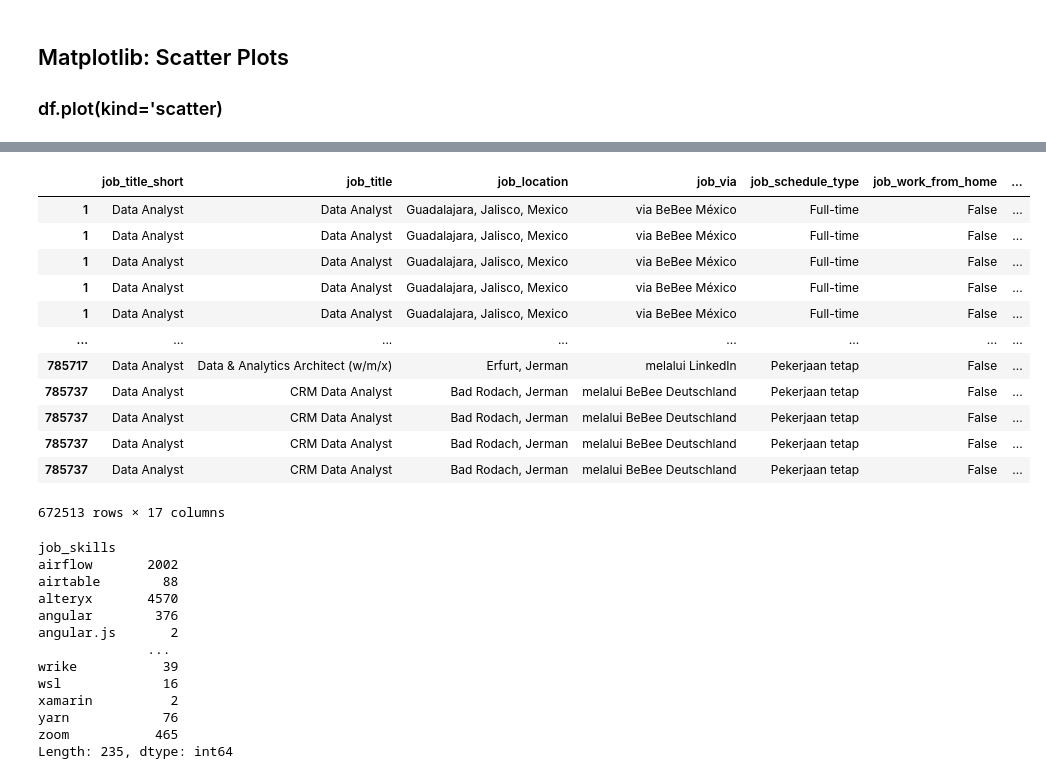
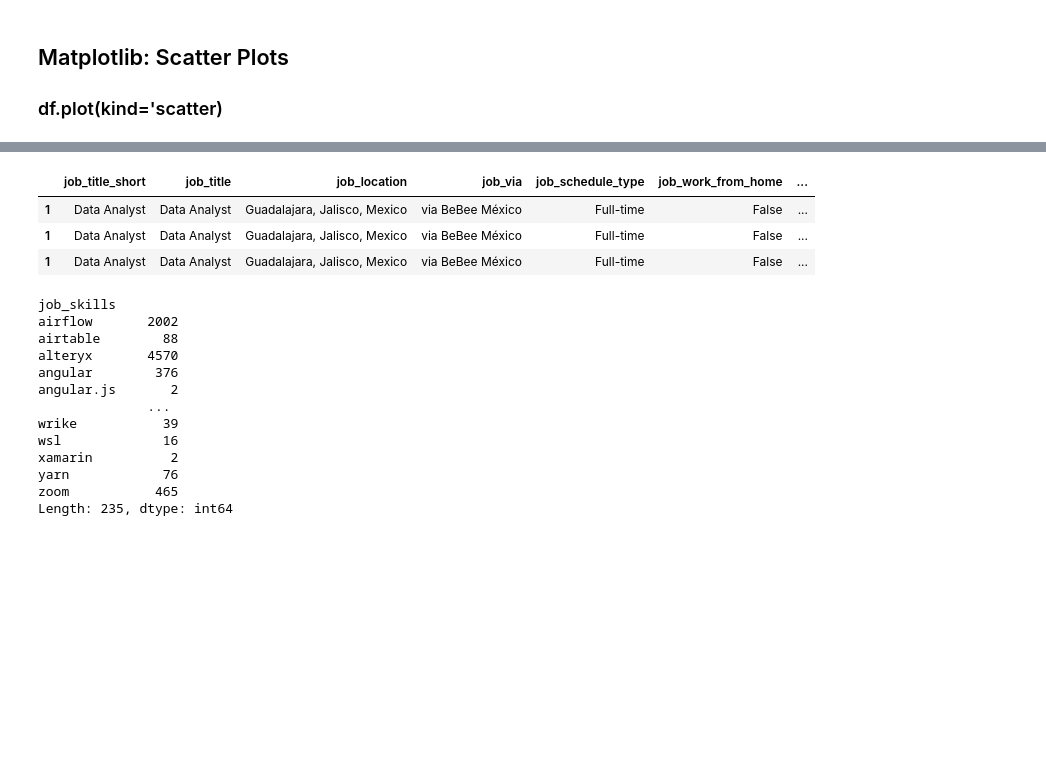
Before and after one commit to Rinskiii/python-for-data-analytics, a Jupyter notebook: advanced_python_for_da.ipynb, the cells around one changed output, grey strips where cells are left out. Drawn from its saved outputs; the diff is of its cells as text; code cells hidden in the pictures; blank space fills up the shorter version.

```diff
--- a/advanced_python_for_da.ipynb
+++ b/advanced_python_for_da.ipynb
@@ -662,21 +662,12 @@ df.head()
 # %%
 df_exploded = df.explode('job_skills')
 # %%
-df_exploded
+df_exploded.head(3)
 # %% [output]
 |  | job_title_short | job_title | job_location | job_via | job_schedule_type | job_work_from_home | ... |
 | 1 | Data Analyst | Data Analyst | Guadalajara, Jalisco, Mexico | via BeBee México | Full-time | False | ... |
 | 1 | Data Analyst | Data Analyst | Guadalajara, Jalisco, Mexico | via BeBee México | Full-time | False | ... |
 | 1 | Data Analyst | Data Analyst | Guadalajara, Jalisco, Mexico | via BeBee México | Full-time | False | ... |
-| 1 | Data Analyst | Data Analyst | Guadalajara, Jalisco, Mexico | via BeBee México | Full-time | False | ... |
-| 1 | Data Analyst | Data Analyst | Guadalajara, Jalisco, Mexico | via BeBee México | Full-time | False | ... |
-| ... | ... | ... | ... | ... | ... | ... | ... |
-| 785717 | Data Analyst | Data & Analytics Architect (w/m/x) | Erfurt, Jerman | melalui LinkedIn | Pekerjaan tetap | False | ... |
-| 785737 | Data Analyst | CRM Data Analyst | Bad Rodach, Jerman | melalui BeBee Deutschland | Pekerjaan tetap | False | ... |
-| 785737 | Data Analyst | CRM Data Analyst | Bad Rodach, Jerman | melalui BeBee Deutschland | Pekerjaan tetap | False | ... |
-| 785737 | Data Analyst | CRM Data Analyst | Bad Rodach, Jerman | melalui BeBee Deutschland | Pekerjaan tetap | False | ... |
-| 785737 | Data Analyst | CRM Data Analyst | Bad Rodach, Jerman | melalui BeBee Deutschland | Pekerjaan tetap | False | ... |
-672513 rows × 17 columns
 # %%
 df_exploded.groupby('job_skills').size()
 # %% [output]
```
Also changed, not shown: parts of 19 cells of this notebook.
